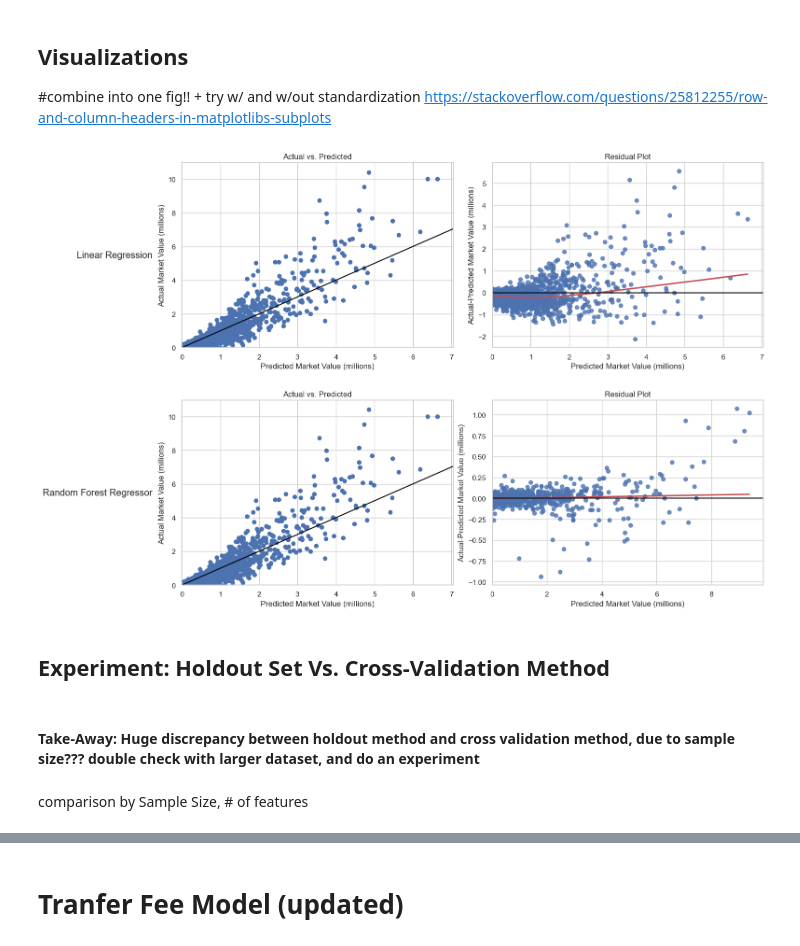
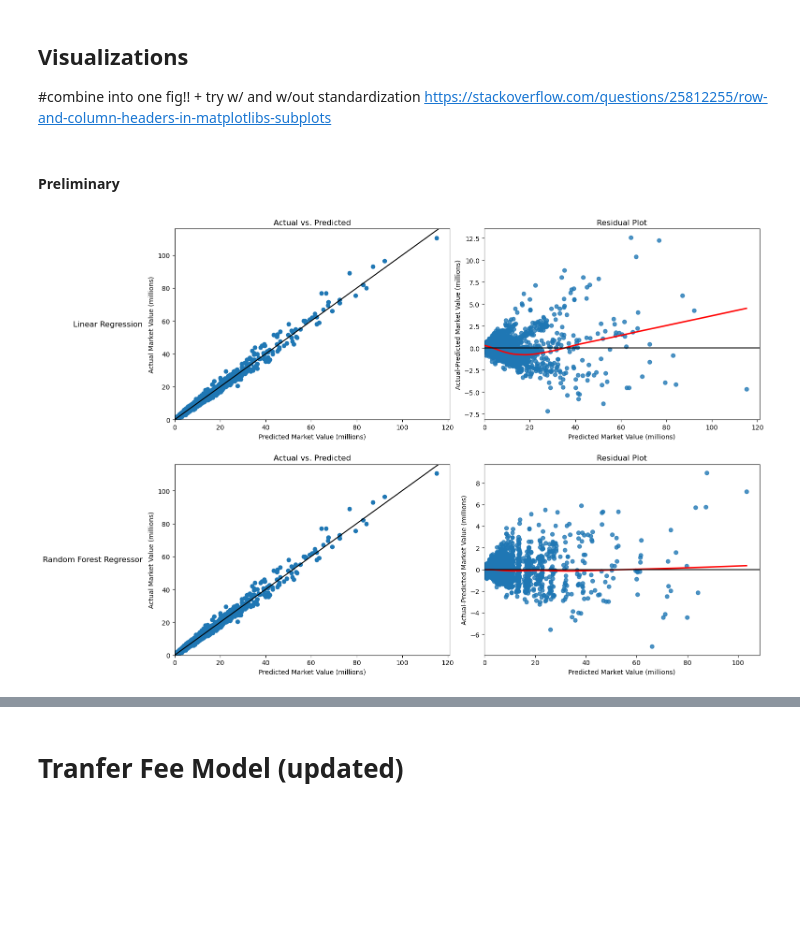
Before and after one commit to aymankhan2003/Market-Value-Predictor, a Jupyter notebook: Project.ipynb, the cells around one changed output, grey strips where cells are left out. Saved outputs shown, nothing was run; the diff lists cells and outputs as text; code cells hidden in the pictures; blank space fills up the shorter version.

```diff
--- a/Project.ipynb
+++ b/Project.ipynb
@@ -204 +274,7 @@ labs = axarr[0].set(title = "Recursive Feature Elimination \nwith correlated fea
+# %%
+#which set should i take?? #least number of features seems like a valid idea
+
+#choose the set with the least number of features to model on.
+X_train_value_sel = X_train_value_f_reg_rfe
+X_test_value_sel = X_test_value_f_reg_rfe
 # %%
@@ -329,3 +418,5 @@ print(np.mean(rfr_pf))
 ## Visualizations
 #combine into one fig!! + try w/ and w/out standardization
 https://stackoverflow.com/questions/25812255/row-and-column-headers-in-matplotlibs-subplots
+# %% [markdown]
+#### Preliminary
@@ -332,6 +425,24 @@ https://stackoverflow.com/questions/25812255/row-and-column-headers-in-matplotli
+# %%
+#reverse standardization done in the prepare for modeling step
+value_all_train = pd.DataFrame(sc.inverse_transform(value_all_train), columns = value_all_train.columns)
+value_all_test = pd.DataFrame(sc.inverse_transform(value_all_test), columns = value_all_test.columns) #do NOT need to refit the standardization
+
+#re-establish feature matrix and target vector
+X_train_value = value_all_train.dropna(how='any', inplace=True)
+X_train_value = value_all_train.drop(["Value"], axis = 1)
+y_train_value = value_all_train["Value"]
+
+
+
+X_test_value = value_all_test.dropna(how='any', inplace=True)
+X_test_value = value_all_test.drop(["Value"], axis = 1)
+y_test_value = value_all_test["Value"]
+
+#use the selected features (ANOVA + RFE)
+X_train_value_sel = X_train_value[f_reg_rfe_index]
+X_test_value_sel = X_test_value[f_reg_rfe_index]
 # %%
 fig, axarr = plt.subplots(2, 2, figsize=(15,10), sharex = False, sharey = False)
-
 
 rows = ["Linear Regression", "Random Forest Regressor"]
 for ax, row in zip(axarr[:,0], rows):
@@ -342,11 +453,11 @@ for ax, row in zip(axarr[:,0], rows):
 fig.tight_layout(w_pad = 2, h_pad = 5)
 fig.subplots_adjust(left=0.15, top=0.95)
 
-#LR
-Lol8.fit(X_train_value, y_train_value)
-Lol8.predict(X_train_value)
-predictions12 = Lol8.predict(X_train_value)
-actual = y_train_value
+#Lasso
+L.fit(X_train_value_sel, y_train_value)
+L.predict(X_train_value_sel)
+predictions12 = L.predict(X_train_value_sel)/1000000
+actual = y_train_value/1000000
 
 difference = np.subtract(actual, predictions12)
 
@@ -359,41 +470,35 @@ axarr[0,0].axis(xmin=0,ymin=0)
 sns.regplot(x = predictions12, y = difference, lowess=True, line_kws=dict(color="r"), ax = axarr[0,1])
 axarr[0,1].axhline(y = 0, color = 'black', linestyle = '-')
 axarr[0,1].axis(xmin=0)
 
 
 
 #graph descriptives
 labs = axarr[0,0].set(title = "Actual vs. Predicted", xlabel = "Predicted Market Value (millions)", ylabel = "Actual Market Value (millions)")
 labs = axarr[0,1].set(title = "Residual Plot", xlabel = "Predicted Market Value (millions)", ylabel = "Actual-Predicted Market Value (millions)") #add legend
 
 
 #RFR
-regr.fit(X_train_value, y_train_value)
-regr.predict(X_train_value)
-predictions123 = regr.predict(X_train_value)
-actual = y_train_value
+rfr.fit(X_train_value_sel, y_train_value)
+rfr.predict(X_train_value_sel)
+predictions123 = rfr.predict(X_train_value_sel)/1000000
+actual = y_train_value/1000000
 
 difference = np.subtract(actual, predictions123)
 
 #plot actual vs. prediction + paramater line
 axarr[1,0].axline((0, 0), slope=1, color = "black")
 axarr[1,0].scatter(x = predictions12, y = actual)
 axarr[1,0].axis(xmin=0,ymin=0)
 
 #plot the difference
 # axarr[2].scatter(x = predictions, y = difference)
 sns.regplot(x = predictions123, y = difference, lowess=True, line_kws=dict(color="r"))
 axarr[1,1].axhline(y = 0, color = 'black', linestyle = '-')
 axarr[1,1].axis(xmin=0)
 
 #graph descriptions
 labs = axarr[1,0].set(title = "Actual vs. Predicted", xlabel = "Predicted Market Value (millions)", ylabel = "Actual Market Value (millions)")
 labs = axarr[1,1].set(title = "Residual Plot", xlabel = "Predicted Market Value (millions)", ylabel = "Actual-Predicted Market Value (millions)") #add legend
 # %% [output]
-[figure, old version]
+[figure, new version]
-# %% [markdown]
-## Experiment: Holdout Set Vs. Cross-Validation Method
-# %% [markdown]
-#### Take-Away: Huge discrepancy between holdout method and cross validation method, due to sample size??? double check with larger dataset, and do an experiment
-# %% [markdown]
- comparison by Sample Size, # of features
```
Also changed, not shown: parts of 70 cells of this notebook.
